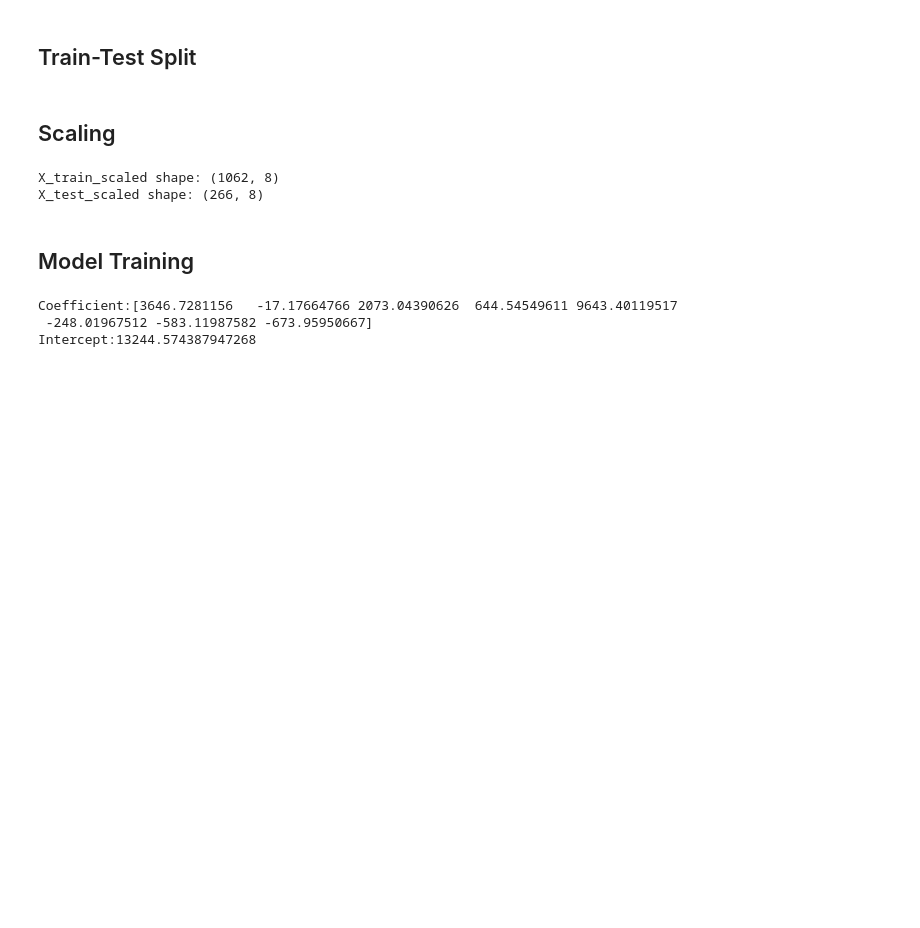
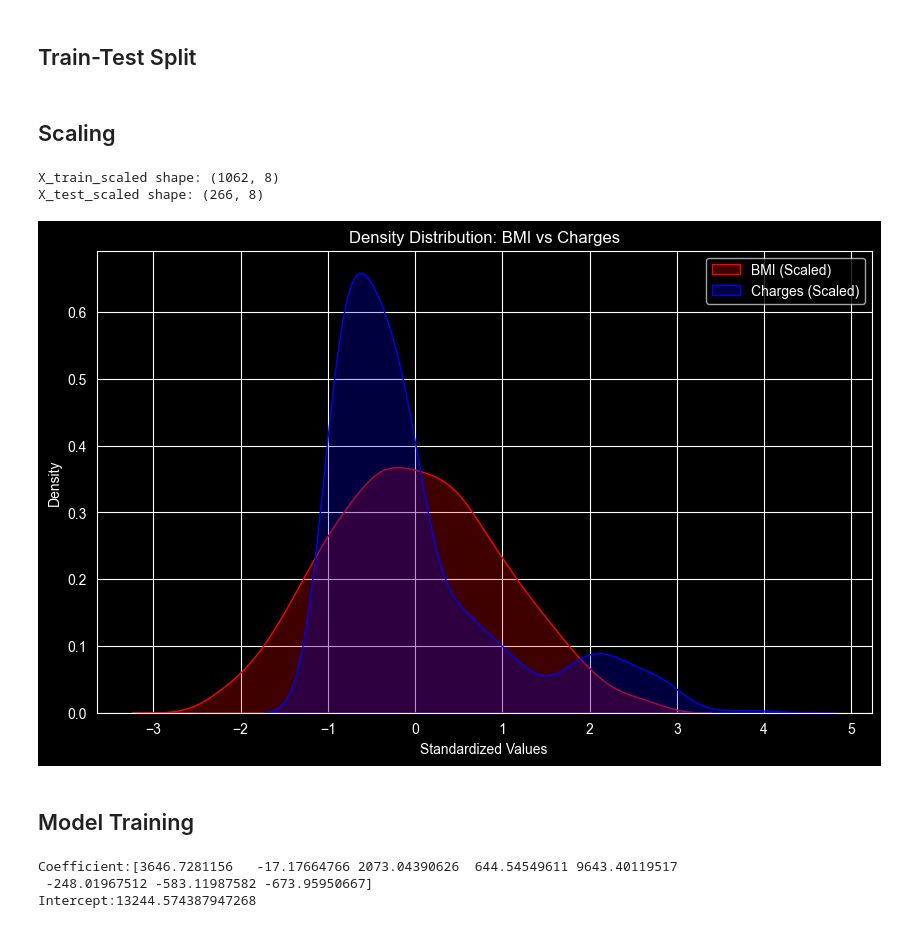
Before and after one commit to kamleshcode/AI_Internship_Practice, a Jupyter notebook: 2026-02-19_Thursday/insurance_charges_prediction.ipynb, the cells around one changed output. Cells and saved outputs as stored; diff of their text form; code cells hidden in the pictures; blank space fills up the shorter version.

Commit message:
Change : add kde plots

```diff
--- a/2026-02-19_Thursday/insurance_charges_prediction.ipynb
+++ b/2026-02-19_Thursday/insurance_charges_prediction.ipynb
@@ -148,6 +148,18 @@ print(f'X_test_scaled shape: {X_test_scaled.shape}')
 # %% [output]
 X_train_scaled shape: (1062, 8)
 X_test_scaled shape: (266, 8)
+# %%
+df_scaled = scaler.fit_transform(df[['bmi', 'charges']])
+
+plt.figure(figsize=(10, 6))
+sns.kdeplot(df_scaled[:, 0], color='red', fill=True, label='BMI (Scaled)')
+sns.kdeplot(df_scaled[:, 1], color='blue', fill=True, label='Charges (Scaled)')
+plt.title("Density Distribution: BMI vs Charges")
+plt.xlabel("Standardized Values")
+plt.legend()
+plt.show()
+# %% [output]
+[figure, added]
 # %% [markdown]
 ## Model Training
 # %%
```
Also changed, not shown: parts of 1 cell of this notebook.
